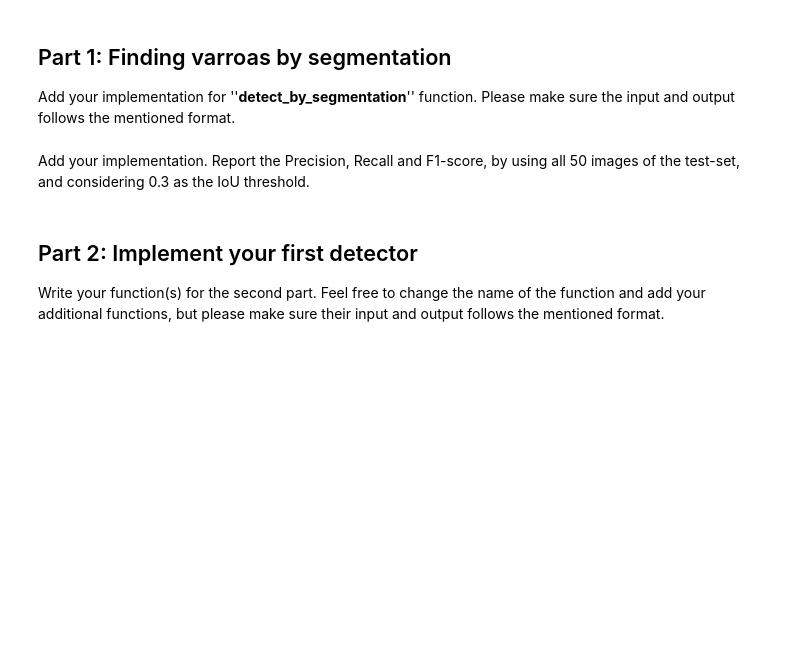
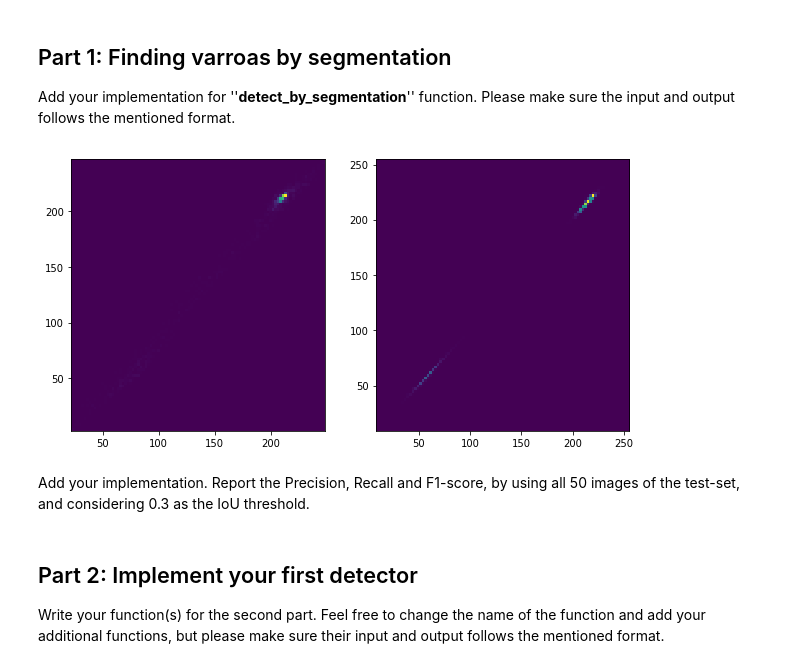
Before and after one commit to KingOfCola/EE-451_Project, a Jupyter notebook: special_project.ipynb, the cells around one changed output. Saved outputs shown, nothing was run; the diff lists cells and outputs as text; code cells hidden in the pictures; blank space fills up the shorter version.

```diff
--- a/special_project.ipynb
+++ b/special_project.ipynb
@@ -20,3 +178,11 @@ Add your implementation for ''**detect_by_segmentation**'' function. Please make
+# %%
+name = TRAINING_NAMES[5]
+img = TRAINING_IMAGES[name]
+annotations = TRAINING_ANNOTATIONS[name]
+mask = get_mask(img, annotations)
+show_histogram2d(img, mask, (0, 1))
+# %% [output]
+[figure, added]
 # %%
 def detect_by_segmentation(img):
     '''
```
Also changed, not shown: parts of 5 cells of this notebook, 6 other files.
